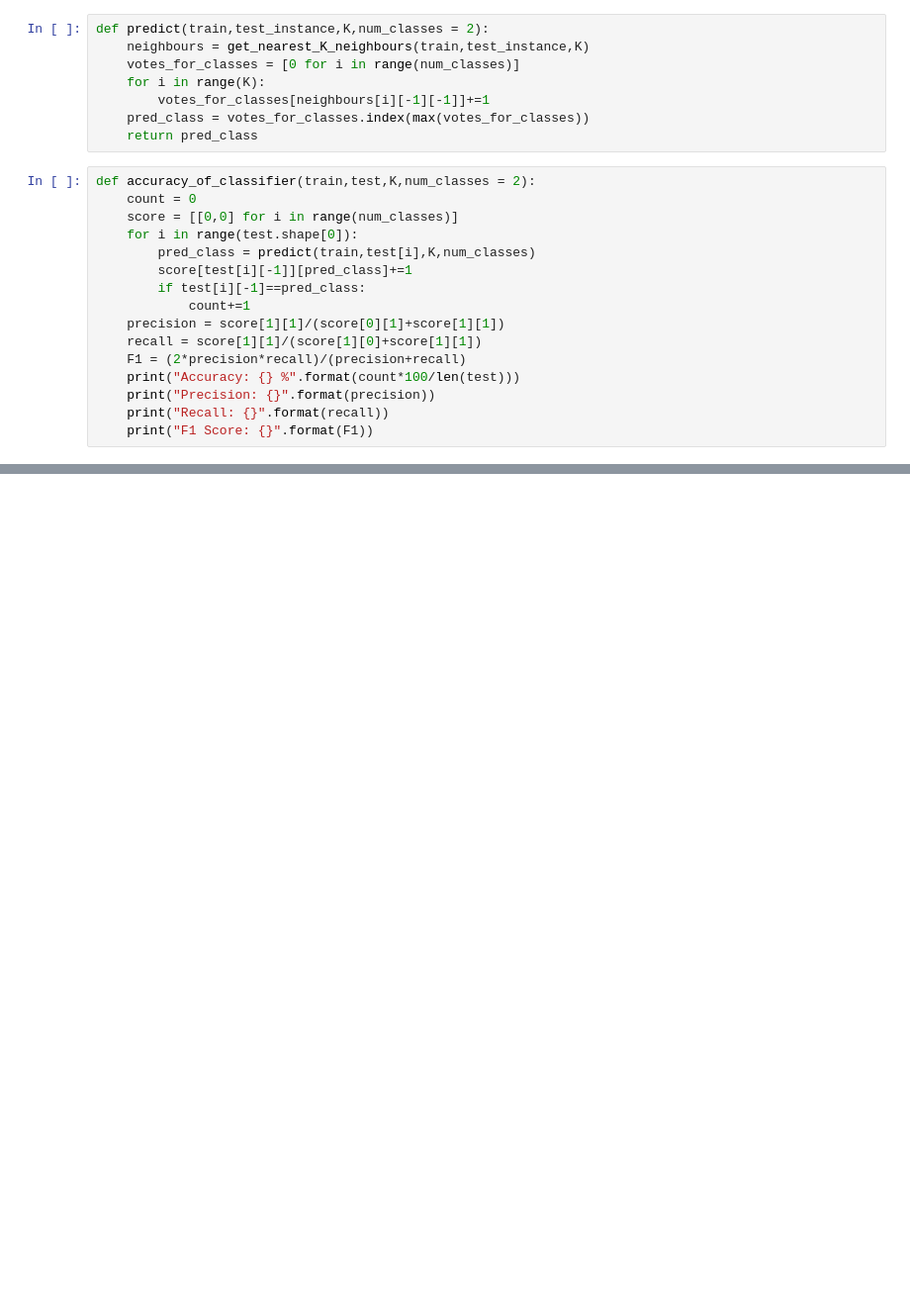
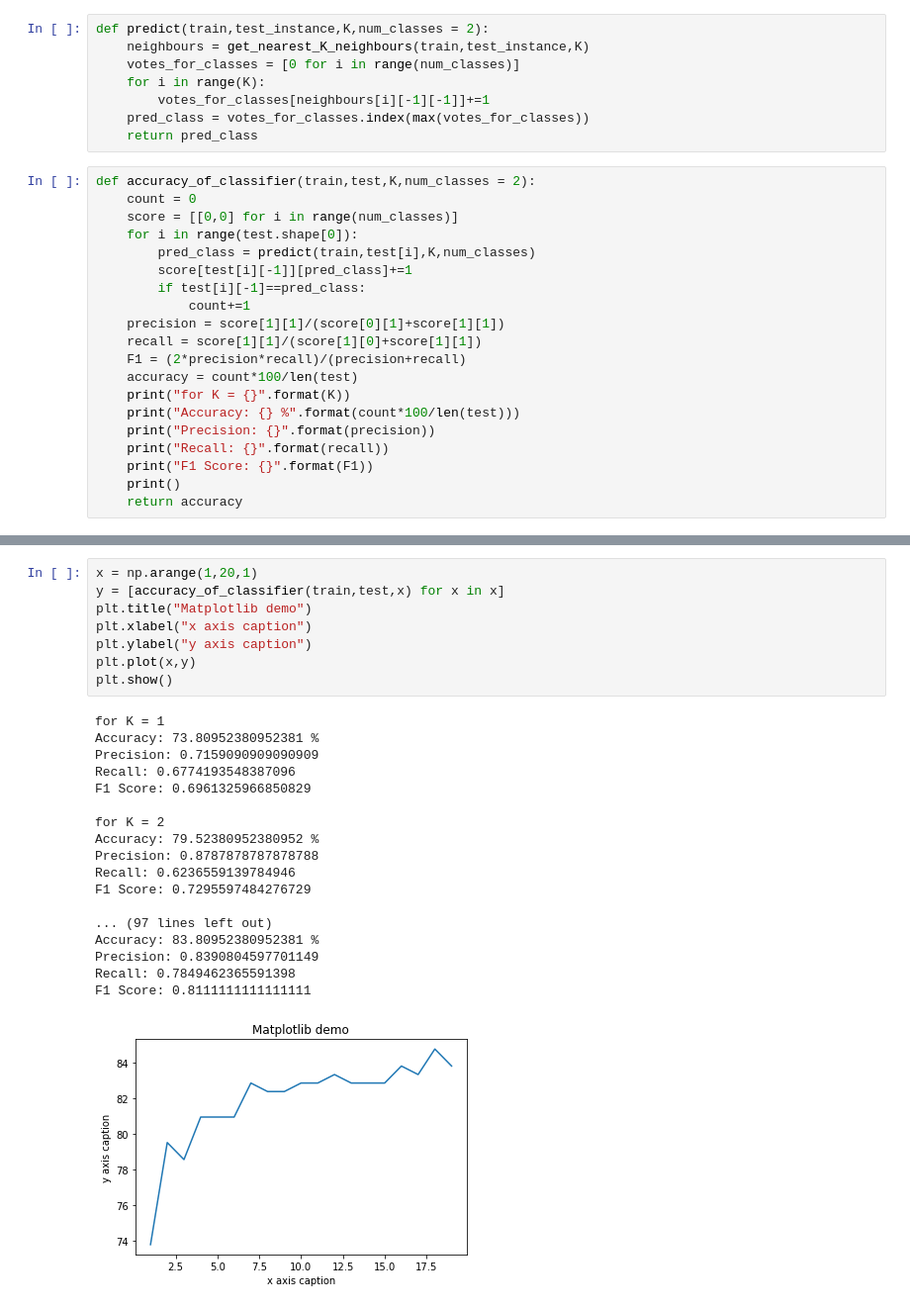
Before and after one commit to Muntaha15/Some-ML-concepts, a Jupyter notebook: K_Nearest_Neighbours.ipynb, the cells around one changed output, grey strips where cells are left out. Shown: that part at 99% size. Saved outputs shown, nothing was run; the diff lists cells and outputs as text; blank space fills up the shorter version.

```diff
--- a/K_Nearest_Neighbours.ipynb
+++ b/K_Nearest_Neighbours.ipynb
@@ -63,10 +63,14 @@ def accuracy_of_classifier(train,test,K,num_classes = 2):
     precision = score[1][1]/(score[0][1]+score[1][1])
     recall = score[1][1]/(score[1][0]+score[1][1])
     F1 = (2*precision*recall)/(precision+recall)
+    accuracy = count*100/len(test)
+    print("for K = {}".format(K))
     print("Accuracy: {} %".format(count*100/len(test)))
     print("Precision: {}".format(precision))
     print("Recall: {}".format(recall))
     print("F1 Score: {}".format(F1))
+    print()
+    return accuracy
 # %%
 accuracy_of_classifier(train,test,4)
 # %% [output]
@@ -76,0 +83,27 @@ F1 Score: 0.7295597484276729
+# %%
+x = np.arange(1,20,1)
+y = [accuracy_of_classifier(train,test,x) for x in x]
+plt.title("Matplotlib demo")
+plt.xlabel("x axis caption")
+plt.ylabel("y axis caption")
+plt.plot(x,y)
+plt.show()
+# %% [output]
+for K = 1
+Accuracy: 73.80952380952381 %
+Precision: 0.7159090909090909
+Recall: 0.6774193548387096
+F1 Score: 0.6961325966850829
+
+for K = 2
+Accuracy: 79.52380952380952 %
+Precision: 0.8787878787878788
+Recall: 0.6236559139784946
+F1 Score: 0.7295597484276729
+
+... (97 lines left out)
+Accuracy: 83.80952380952381 %
+Precision: 0.8390804597701149
+Recall: 0.7849462365591398
+F1 Score: 0.8111111111111111
+[figure, added]
```
Also changed, not shown: parts of 3 cells of this notebook.
